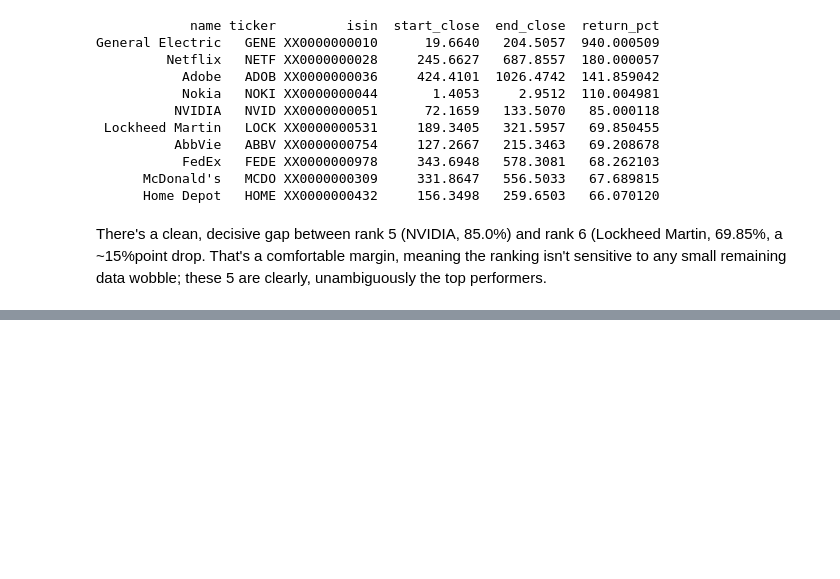
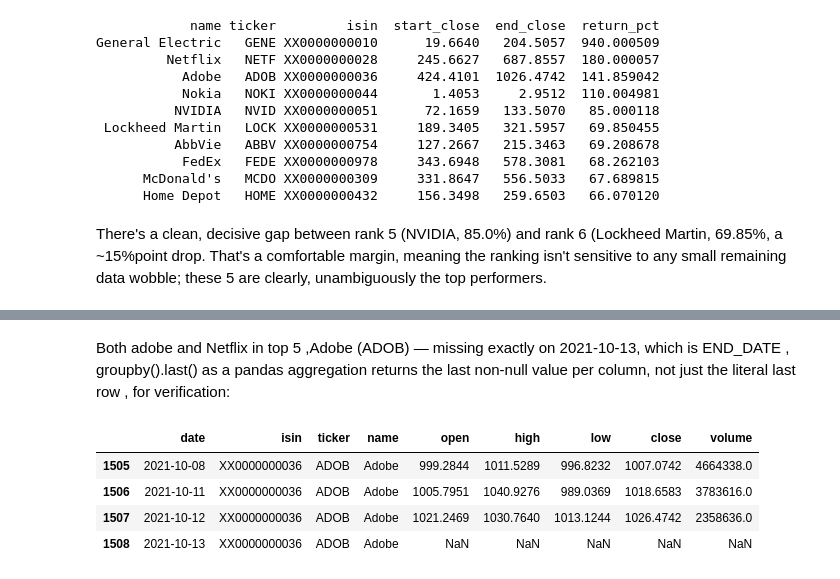
Before and after one commit to thehardikmadaan/Coding_Exercise_Inkubator_100_Plus_GmbH, a Jupyter notebook: hardik_src/solution.ipynb, the cells around one changed output, grey strips where cells are left out. Drawn from its saved outputs; the diff is of its cells as text; code cells hidden in the pictures; blank space fills up the shorter version.

```diff
--- a/hardik_src/solution.ipynb
+++ b/hardik_src/solution.ipynb
@@ -457,0 +510,10 @@ There's a clean, decisive gap between rank 5 (NVIDIA, 85.0%) and rank 6 (Lockhee
+# %% [markdown]
+Both adobe and Netflix in top 5 ,Adobe (ADOB) — missing exactly on 2021-10-13, which is END_DATE , groupby().last() as a pandas aggregation returns the last non-null value per column, not just the literal last row , for verification:
+# %%
+df[df["ticker"] == "ADOB"].sort_values("date").query("date >= '2021-10-08' and date <= '2021-10-13'")
+# %% [output]
+|  | date | isin | ticker | name | open | high | low | close | volume |
+| 1505 | 2021-10-08 | XX0000000036 | ADOB | Adobe | 999.2844 | 1011.5289 | 996.8232 | 1007.0742 | 4664338.0 |
+| 1506 | 2021-10-11 | XX0000000036 | ADOB | Adobe | 1005.7951 | 1040.9276 | 989.0369 | 1018.6583 | 3783616.0 |
+| 1507 | 2021-10-12 | XX0000000036 | ADOB | Adobe | 1021.2469 | 1030.7640 | 1013.1244 | 1026.4742 | 2358636.0 |
+| 1508 | 2021-10-13 | XX0000000036 | ADOB | Adobe | NaN | NaN | NaN | NaN | NaN |
```
Also changed, not shown: parts of 9 cells of this notebook.
